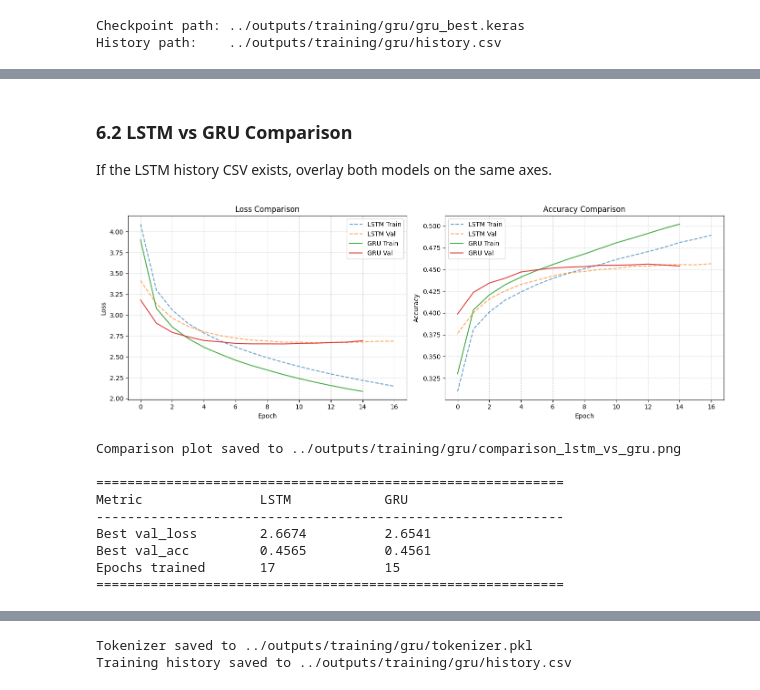
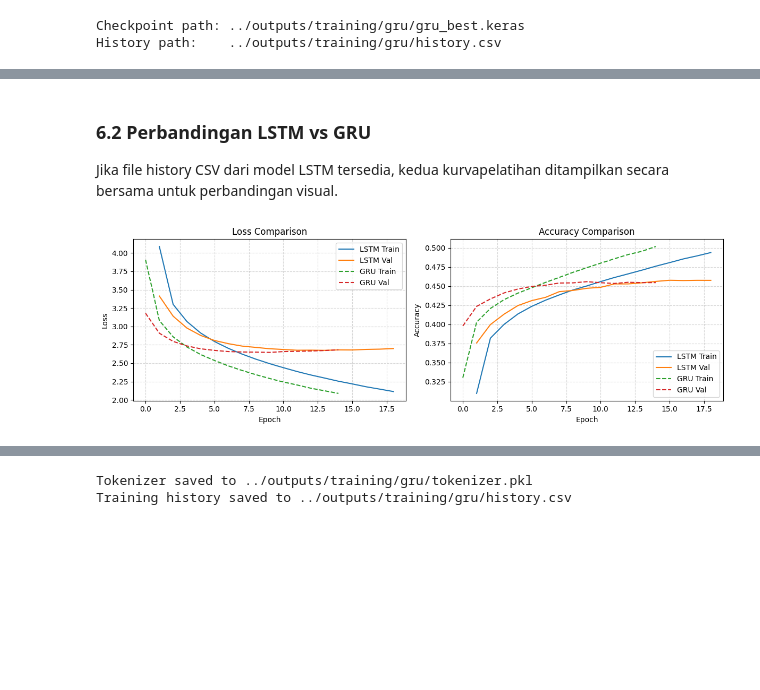
Before and after one commit to xxyourmoon/ml-image-captioning, a Jupyter notebook: notebooks/05_train_gru.ipynb, the cells around one changed output, grey strips where cells are left out. Cells and saved outputs as stored; diff of their text form; code cells hidden in the pictures; blank space fills up the shorter version.

```diff
--- a/notebooks/05_train_gru.ipynb
+++ b/notebooks/05_train_gru.ipynb
@@ -366,68 +509,54 @@ print(f"Plot saved to {plot_path}")
 Plot saved to ../outputs/training/gru/training_curves.png
 # %% [markdown]
-### 6.2 LSTM vs GRU Comparison
+### 6.2 Perbandingan LSTM vs GRU
 
-If the LSTM history CSV exists, overlay both models on the same axes.
+Jika file history CSV dari model LSTM tersedia, kedua kurvapelatihan ditampilkan secara bersama untuk perbandingan visual.
 # %%
 lstm_csv = os.path.join(LSTM_DIR, "history.csv")
 gru_csv  = history_path
 
 if os.path.exists(lstm_csv):
     lstm_df = pd.read_csv(lstm_csv)
+    gru_df  = pd.read_csv(gru_csv)
 
-    fig, (ax1, ax2) = plt.subplots(1, 2, figsize=(14, 5))
+    if "epoch" not in lstm_df.columns:
+        lstm_df["epoch"] = range(1, len(lstm_df) + 1)
+    if "epoch" not in gru_df.columns:
+        gru_df["epoch"] = range(1, len(gru_df) + 1)
 
-    # Loss
-    ax1.plot(lstm_df["loss"], label="LSTM Train", linestyle="--", alpha=0.7)
-    ax1.plot(lstm_df["val_loss"], label="LSTM Val", linestyle="--", alpha=0.7)
-    ax1.plot(history.history["loss"], label="GRU Train", alpha=0.9)
-    ax1.plot(history.history["val_loss"], label="GRU Val", alpha=0.9)
+    fig, (ax1, ax2) = plt.subplots(1, 2, figsize=(12, 4))
+
+    ax1.plot(lstm_df["epoch"], lstm_df["loss"], label="LSTM Train")
+    ax1.plot(lstm_df["epoch"], lstm_df["val_loss"], label="LSTM Val")
+    ax1.plot(gru_df["epoch"], gru_df["loss"], label="GRU Train",
+             linestyle="--")
+    ax1.plot(gru_df["epoch"], gru_df["val_loss"], label="GRU Val",
+             linestyle="--")
     ax1.set_title("Loss Comparison")
     ax1.set_xlabel("Epoch")
     ax1.set_ylabel("Loss")
     ax1.legend()
-    ax1.grid(linestyle="--", alpha=0.5)
+    ax1.grid(True, linestyle="--", alpha=0.5)
 
-    # Accuracy
-    ax2.plot(lstm_df["accuracy"], label="LSTM Train", linestyle="--", alpha=0.7)
-    ax2.plot(lstm_df["val_accuracy"], label="LSTM Val", linestyle="--", alpha=0.7)
-    ax2.plot(history.history["accuracy"], label="GRU Train", alpha=0.9)
-    ax2.plot(history.history["val_accuracy"], label="GRU Val", alpha=0.9)
+    ax2.plot(lstm_df["epoch"], lstm_df["accuracy"], label="LSTM Train")
+    ax2.plot(lstm_df["epoch"], lstm_df["val_accuracy"],
+             label="LSTM Val")
+    ax2.plot(gru_df["epoch"], gru_df["accuracy"],
+             label="GRU Train", linestyle="--")
+    ax2.plot(gru_df["epoch"], gru_df["val_accuracy"],
+             label="GRU Val", linestyle="--")
     ax2.set_title("Accuracy Comparison")
     ax2.set_xlabel("Epoch")
     ax2.set_ylabel("Accuracy")
     ax2.legend()
-    ax2.grid(linestyle="--", alpha=0.5)
+    ax2.grid(True, linestyle="--", alpha=0.5)
 
     plt.tight_layout()
-    comp_path = os.path.join(OUTPUT_DIR, "comparison_lstm_vs_gru.png")
-    plt.savefig(comp_path, dpi=150)
+    plt.savefig(os.path.join(OUTPUT_DIR, "comparison_lstm_vs_gru.png"),
+                dpi=100, bbox_inches="tight")
     plt.show()
-    print(f"Comparison plot saved to {comp_path}")
-
-    # Summary table
-    print()
-    print("=" * 60)
-    print(f"{'Metric':<20} {'LSTM':<15} {'GRU':<15}")
-    print("-" * 60)
-    print(f"{'Best val_loss':<20} {lstm_df['val_loss'].min():<15.4f} "
-          f"{min(history.history['val_loss']):<15.4f}")
-    print(f"{'Best val_acc':<20} {lstm_df['val_accuracy'].max():<15.4f} "
-          f"{max(history.history['val_accuracy']):<15.4f}")
-    print(f"{'Epochs trained':<20} {len(lstm_df):<15} {len(history.history['loss']):<15}")
-    print("=" * 60)
 else:
-    print(f"LSTM history not found at {lstm_csv}")
-    print("Run 04_train_lstm.ipynb first, then re-run this cell for comparison.")
+    print("LSTM history not found — skipping comparison.")
 # %% [output]
-[figure, old version]
+[figure, new version]
-Comparison plot saved to ../outputs/training/gru/comparison_lstm_vs_gru.png
-
-============================================================
-Metric               LSTM            GRU
-------------------------------------------------------------
-Best val_loss        2.6674          2.6541
-Best val_acc         0.4565          0.4561
-Epochs trained       17              15
-============================================================
 # %% [markdown]
```
Also changed, not shown: parts of 28 cells of this notebook, 22 other files.
